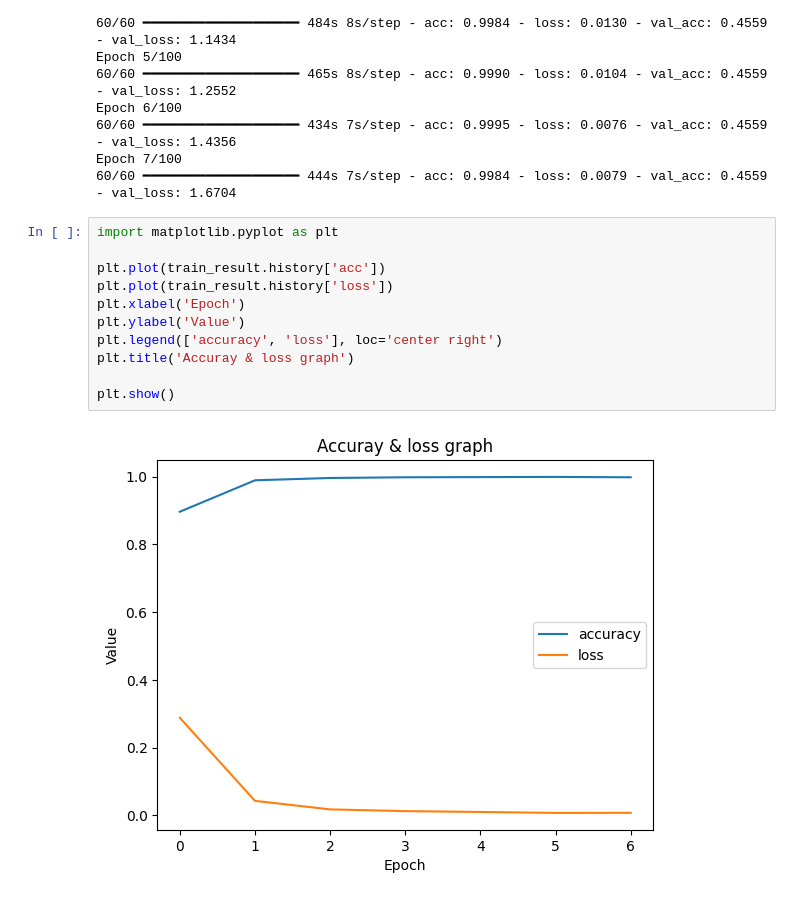
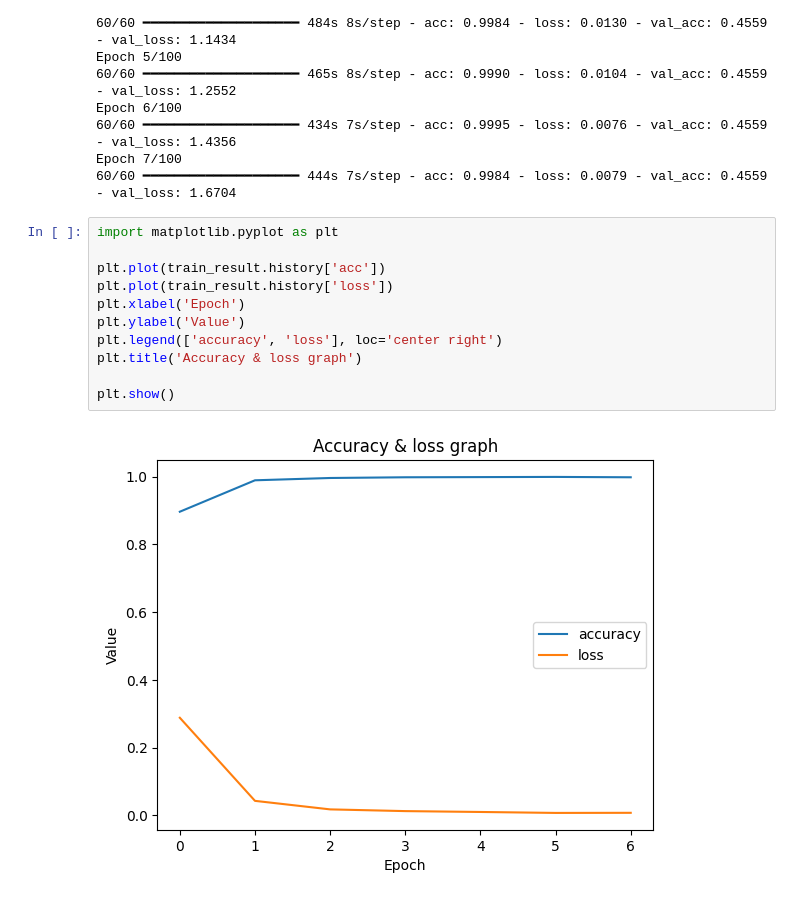
Before and after one commit to imbesky/apple-distinguish, a Jupyter notebook: train.ipynb, the cells around one changed output. Cells and saved outputs as stored; diff of their text form.

```diff
--- a/train.ipynb
+++ b/train.ipynb
@@ -58,16 +58,16 @@ Epoch 7/100
 # %%
 import matplotlib.pyplot as plt
 
 plt.plot(train_result.history['acc'])
 plt.plot(train_result.history['loss'])
 plt.xlabel('Epoch')
 plt.ylabel('Value')
 plt.legend(['accuracy', 'loss'], loc='center right')
-plt.title('Accuray & loss graph')
+plt.title('Accuracy & loss graph')
 
 plt.show()
 # %% [output]
-[figure, old version]
+[figure, new version]
 # %%
 plt.plot(train_result.history['val_acc'])
 plt.plot(train_result.history['val_loss'])
```
Also changed, not shown: parts of 1 cell of this notebook.
